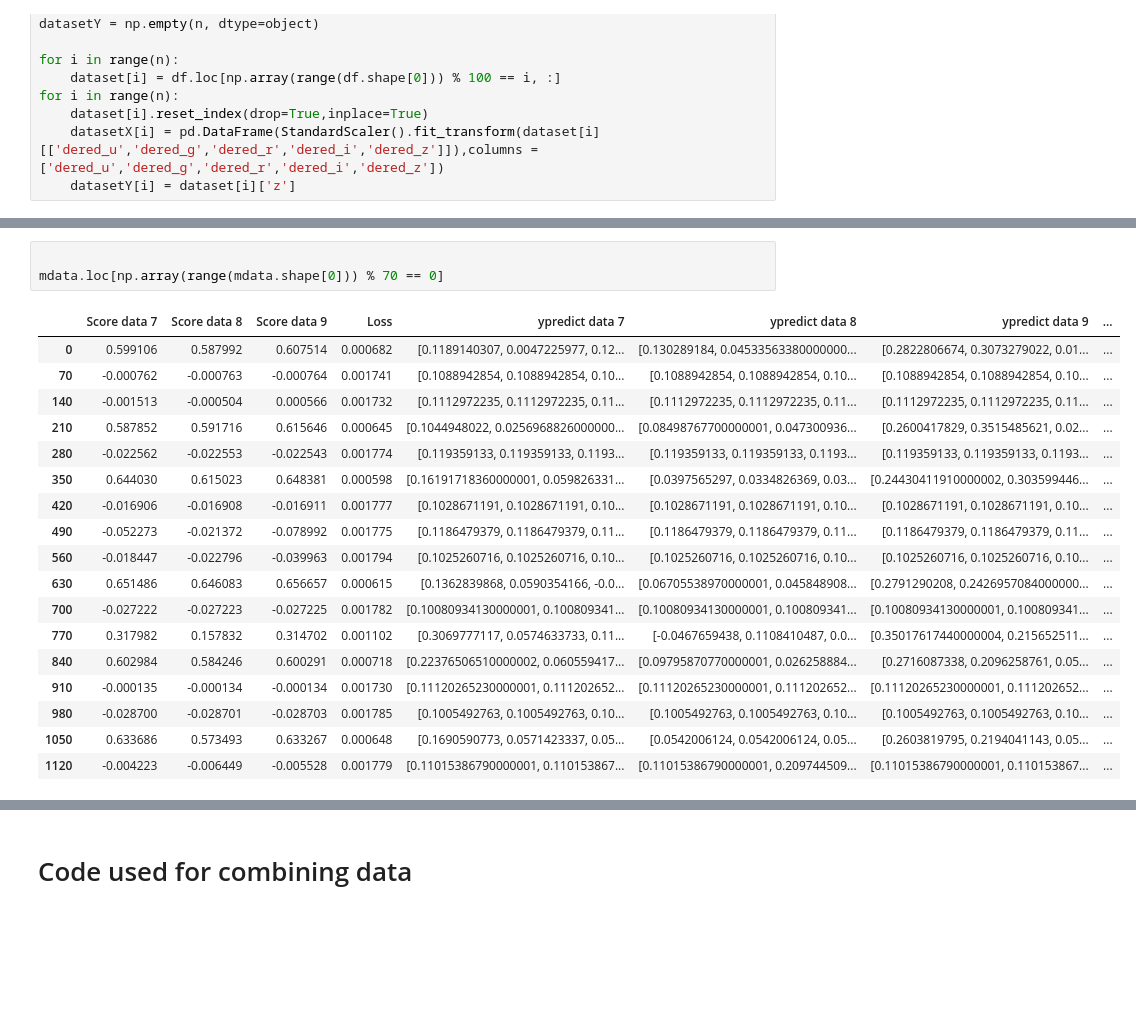
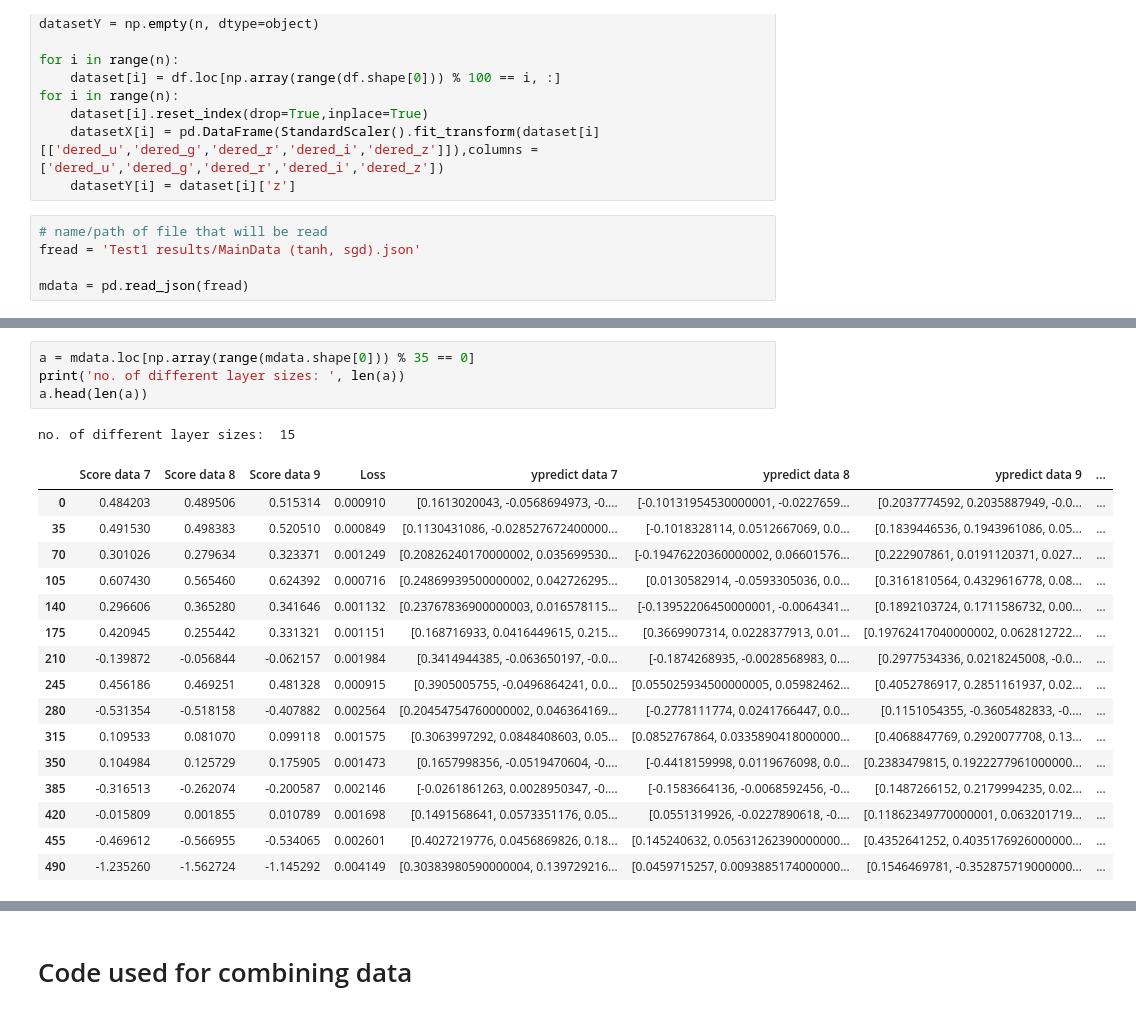
Before and after one commit to NiwEoj/Dr-Soo-ML, a Jupyter notebook: First ML/Analyse.ipynb, the cells around one changed output, grey strips where cells are left out. Drawn from its saved outputs; the diff is of its cells as text; blank space fills up the shorter version.

```diff
--- a/First ML/Analyse.ipynb
+++ b/First ML/Analyse.ipynb
@@ -26,5 +24,10 @@ for i in range(n):
     dataset[i].reset_index(drop=True,inplace=True)
     datasetX[i] = pd.DataFrame(StandardScaler().fit_transform(dataset[i][['dered_u','dered_g','dered_r','dered_i','dered_z']]),columns = ['dered_u','dered_g','dered_r','dered_i','dered_z'])
     datasetY[i] = dataset[i]['z']
+# %%
+# name/path of file that will be read
+fread = 'Test1 results/MainData (tanh, sgd).json'
+
+mdata = pd.read_json(fread)
 # %%
 mdata['Hidden layer size'].value_counts()
@@ -55,23 +34,23 @@ Name: Hidden layer size, dtype: int64
 # %%
-
-mdata.loc[np.array(range(mdata.shape[0])) % 70 == 0]
+a = mdata.loc[np.array(range(mdata.shape[0])) % 35 == 0]
+print('no. of different layer sizes: ', len(a))
+a.head(len(a))
 # %% [output]
+no. of different layer sizes:  15
 |  | Score data 7 | Score data 8 | Score data 9 | Loss | ypredict data 7 | ypredict data 8 | ypredict data 9 | ... |
-| 0 | 0.599106 | 0.587992 | 0.607514 | 0.000682 | [0.1189140307, 0.0047225977, 0.12... | [0.130289184, 0.04533563380000000... | [0.2822806674, 0.3073279022, 0.01... | ... |
-| 70 | -0.000762 | -0.000763 | -0.000764 | 0.001741 | [0.1088942854, 0.1088942854, 0.10... | [0.1088942854, 0.1088942854, 0.10... | [0.1088942854, 0.1088942854, 0.10... | ... |
-| 140 | -0.001513 | -0.000504 | 0.000566 | 0.001732 | [0.1112972235, 0.1112972235, 0.11... | [0.1112972235, 0.1112972235, 0.11... | [0.1112972235, 0.1112972235, 0.11... | ... |
-| 210 | 0.587852 | 0.591716 | 0.615646 | 0.000645 | [0.1044948022, 0.0256968826000000... | [0.08498767700000001, 0.047300936... | [0.2600417829, 0.3515485621, 0.02... | ... |
-| 280 | -0.022562 | -0.022553 | -0.022543 | 0.001774 | [0.119359133, 0.119359133, 0.1193... | [0.119359133, 0.119359133, 0.1193... | [0.119359133, 0.119359133, 0.1193... | ... |
-| 350 | 0.644030 | 0.615023 | 0.648381 | 0.000598 | [0.16191718360000001, 0.059826331... | [0.0397565297, 0.0334826369, 0.03... | [0.24430411910000002, 0.303599446... | ... |
-| 420 | -0.016906 | -0.016908 | -0.016911 | 0.001777 | [0.1028671191, 0.1028671191, 0.10... | [0.1028671191, 0.1028671191, 0.10... | [0.1028671191, 0.1028671191, 0.10... | ... |
-| 490 | -0.052273 | -0.021372 | -0.078992 | 0.001775 | [0.1186479379, 0.1186479379, 0.11... | [0.1186479379, 0.1186479379, 0.11... | [0.1186479379, 0.1186479379, 0.11... | ... |
-| 560 | -0.018447 | -0.022796 | -0.039963 | 0.001794 | [0.1025260716, 0.1025260716, 0.10... | [0.1025260716, 0.1025260716, 0.10... | [0.1025260716, 0.1025260716, 0.10... | ... |
-| 630 | 0.651486 | 0.646083 | 0.656657 | 0.000615 | [0.1362839868, 0.0590354166, -0.0... | [0.06705538970000001, 0.045848908... | [0.2791290208, 0.2426957084000000... | ... |
-| 700 | -0.027222 | -0.027223 | -0.027225 | 0.001782 | [0.10080934130000001, 0.100809341... | [0.10080934130000001, 0.100809341... | [0.10080934130000001, 0.100809341... | ... |
-| 770 | 0.317982 | 0.157832 | 0.314702 | 0.001102 | [0.3069777117, 0.0574633733, 0.11... | [-0.0467659438, 0.1108410487, 0.0... | [0.35017617440000004, 0.215652511... | ... |
-| 840 | 0.602984 | 0.584246 | 0.600291 | 0.000718 | [0.22376506510000002, 0.060559417... | [0.09795870770000001, 0.026258884... | [0.2716087338, 0.2096258761, 0.05... | ... |
-| 910 | -0.000135 | -0.000134 | -0.000134 | 0.001730 | [0.11120265230000001, 0.111202652... | [0.11120265230000001, 0.111202652... | [0.11120265230000001, 0.111202652... | ... |
-| 980 | -0.028700 | -0.028701 | -0.028703 | 0.001785 | [0.1005492763, 0.1005492763, 0.10... | [0.1005492763, 0.1005492763, 0.10... | [0.1005492763, 0.1005492763, 0.10... | ... |
-| 1050 | 0.633686 | 0.573493 | 0.633267 | 0.000648 | [0.1690590773, 0.0571423337, 0.05... | [0.0542006124, 0.0542006124, 0.05... | [0.2603819795, 0.2194041143, 0.05... | ... |
-| 1120 | -0.004223 | -0.006449 | -0.005528 | 0.001779 | [0.11015386790000001, 0.110153867... | [0.11015386790000001, 0.209744509... | [0.11015386790000001, 0.110153867... | ... |
+| 0 | 0.484203 | 0.489506 | 0.515314 | 0.000910 | [0.1613020043, -0.0568694973, -0.... | [-0.10131954530000001, -0.0227659... | [0.2037774592, 0.2035887949, -0.0... | ... |
+| 35 | 0.491530 | 0.498383 | 0.520510 | 0.000849 | [0.1130431086, -0.028527672400000... | [-0.1018328114, 0.0512667069, 0.0... | [0.1839446536, 0.1943961086, 0.05... | ... |
+| 70 | 0.301026 | 0.279634 | 0.323371 | 0.001249 | [0.20826240170000002, 0.035699530... | [-0.19476220360000002, 0.06601576... | [0.222907861, 0.0191120371, 0.027... | ... |
+| 105 | 0.607430 | 0.565460 | 0.624392 | 0.000716 | [0.24869939500000002, 0.042726295... | [0.0130582914, -0.0593305036, 0.0... | [0.3161810564, 0.4329616778, 0.08... | ... |
+| 140 | 0.296606 | 0.365280 | 0.341646 | 0.001132 | [0.23767836900000003, 0.016578115... | [-0.13952206450000001, -0.0064341... | [0.1892103724, 0.1711586732, 0.00... | ... |
+| 175 | 0.420945 | 0.255442 | 0.331321 | 0.001151 | [0.168716933, 0.0416449615, 0.215... | [0.3669907314, 0.0228377913, 0.01... | [0.19762417040000002, 0.062812722... | ... |
+| 210 | -0.139872 | -0.056844 | -0.062157 | 0.001984 | [0.3414944385, -0.063650197, -0.0... | [-0.1874268935, -0.0028568983, 0.... | [0.2977534336, 0.0218245008, -0.0... | ... |
+| 245 | 0.456186 | 0.469251 | 0.481328 | 0.000915 | [0.3905005755, -0.0496864241, 0.0... | [0.055025934500000005, 0.05982462... | [0.4052786917, 0.2851161937, 0.02... | ... |
+| 280 | -0.531354 | -0.518158 | -0.407882 | 0.002564 | [0.20454754760000002, 0.046364169... | [-0.2778111774, 0.0241766447, 0.0... | [0.1151054355, -0.3605482833, -0.... | ... |
+| 315 | 0.109533 | 0.081070 | 0.099118 | 0.001575 | [0.3063997292, 0.0848408603, 0.05... | [0.0852767864, 0.0335890418000000... | [0.4068847769, 0.2920077708, 0.13... | ... |
+| 350 | 0.104984 | 0.125729 | 0.175905 | 0.001473 | [0.1657998356, -0.0519470604, -0.... | [-0.4418159998, 0.0119676098, 0.0... | [0.2383479815, 0.1922277961000000... | ... |
+| 385 | -0.316513 | -0.262074 | -0.200587 | 0.002146 | [-0.0261861263, 0.0028950347, -0.... | [-0.1583664136, -0.0068592456, -0... | [0.1487266152, 0.2179994235, 0.02... | ... |
+| 420 | -0.015809 | 0.001855 | 0.010789 | 0.001698 | [0.1491568641, 0.0573351176, 0.05... | [0.0551319926, -0.0227890618, -0.... | [0.11862349770000001, 0.063201719... | ... |
+| 455 | -0.469612 | -0.566955 | -0.534065 | 0.002601 | [0.4027219776, 0.0456869826, 0.18... | [0.145240632, 0.05631262390000000... | [0.4352641252, 0.4035176926000000... | ... |
+| 490 | -1.235260 | -1.562724 | -1.145292 | 0.004149 | [0.30383980590000004, 0.139729216... | [0.0459715257, 0.0093885174000000... | [0.1546469781, -0.352875719000000... | ... |
 # %%
```
Also changed, not shown: parts of 6 cells of this notebook, 1 other file.
